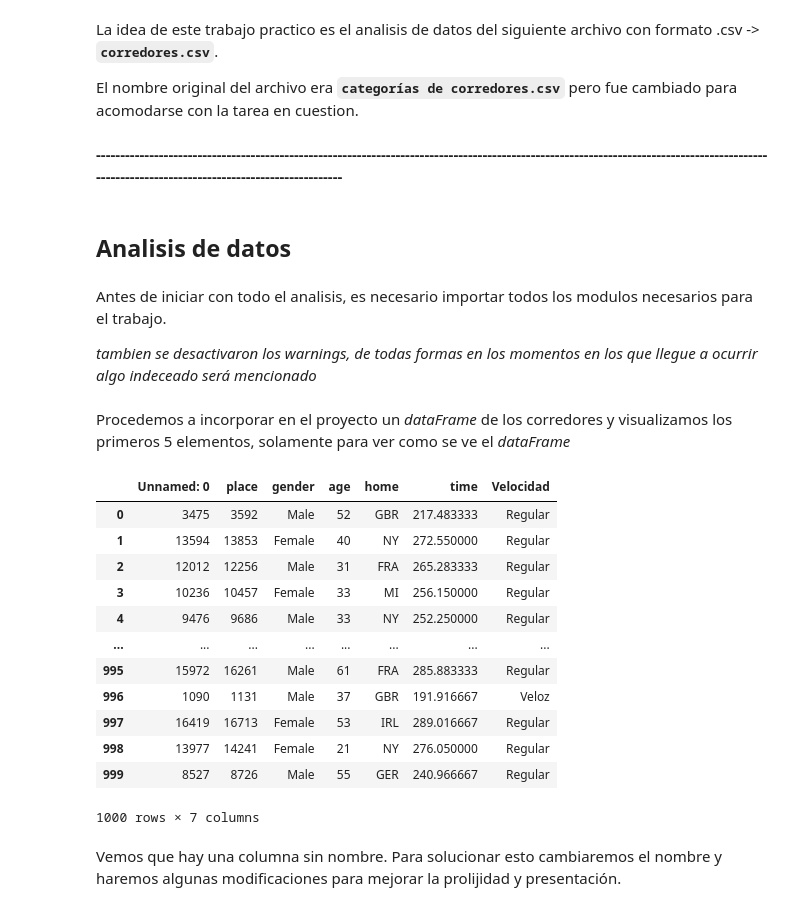
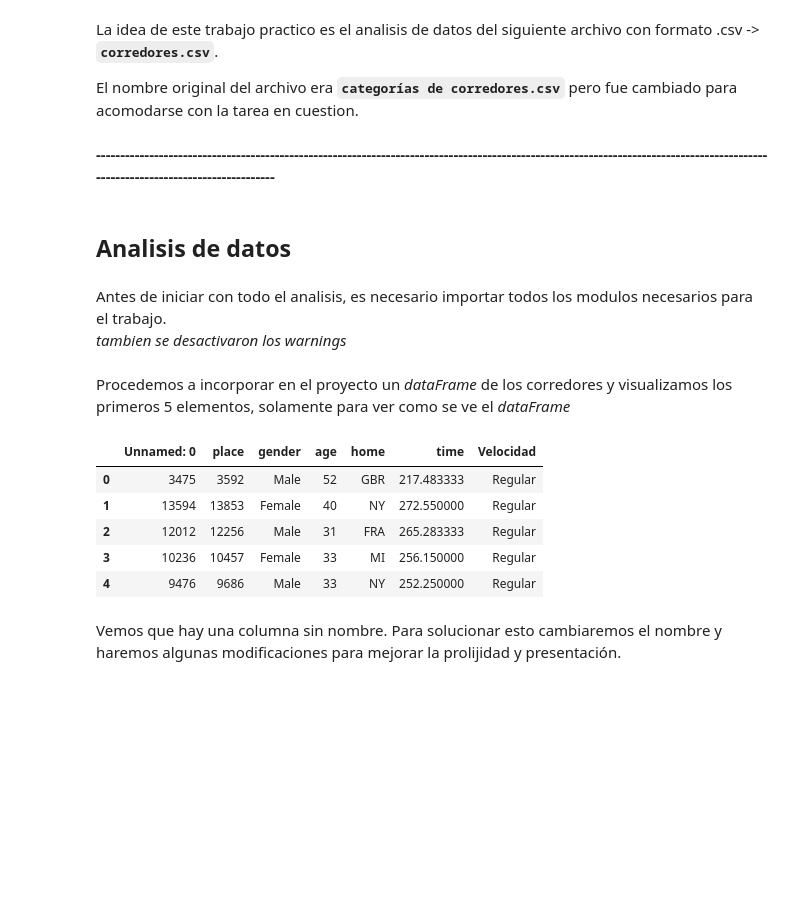
Before and after one commit to LUGANT/TP_Matematica_III, a Jupyter notebook: dataAnalisis.ipynb, the cells around one changed output. Cells and saved outputs as stored; diff of their text form; code cells hidden in the pictures; blank space fills up the shorter version.

```diff
--- a/dataAnalisis.ipynb
+++ b/dataAnalisis.ipynb
@@ -5,13 +5,12 @@ La idea de este trabajo practico es el analisis de datos del siguiente archivo c
 
 El nombre original del archivo era **`categorías de corredores.csv`** pero fue cambiado para acomodarse con la tarea en cuestion.
 # %% [markdown]
-**----------------------------------------------------------------------------------------------------------------------------------------------------------------------------------------------**
+**--------------------------------------------------------------------------------------------------------------------------------------------------------------------------------**
 # %% [markdown]
 ## Analisis de datos ##
 # %% [markdown]
 Antes de iniciar con todo el analisis, es necesario importar todos los modulos necesarios para el trabajo.
-
-*tambien se desactivaron los warnings, de todas formas en los momentos en los que llegue a ocurrir algo indeceado será mencionado*
+*tambien se desactivaron los warnings*
 # %%
 import matplotlib.pyplot as plt
 import numpy as np
@@ -32,21 +32,14 @@ warnings.filterwarnings(action='ignore')
 Procedemos a incorporar en el proyecto un *dataFrame* de los corredores y visualizamos los primeros 5 elementos, solamente para ver como se ve el *dataFrame*
 # %%
 dfCorredores = pd.read_csv('corredores.csv')
-dfCorredores
+dfCorredores.head()
 # %% [output]
 |  | Unnamed: 0 | place | gender | age | home | time | Velocidad |
 | 0 | 3475 | 3592 | Male | 52 | GBR | 217.483333 | Regular |
 | 1 | 13594 | 13853 | Female | 40 | NY | 272.550000 | Regular |
 | 2 | 12012 | 12256 | Male | 31 | FRA | 265.283333 | Regular |
 | 3 | 10236 | 10457 | Female | 33 | MI | 256.150000 | Regular |
 | 4 | 9476 | 9686 | Male | 33 | NY | 252.250000 | Regular |
-| ... | ... | ... | ... | ... | ... | ... | ... |
-| 995 | 15972 | 16261 | Male | 61 | FRA | 285.883333 | Regular |
-| 996 | 1090 | 1131 | Male | 37 | GBR | 191.916667 | Veloz |
-| 997 | 16419 | 16713 | Female | 53 | IRL | 289.016667 | Regular |
-| 998 | 13977 | 14241 | Female | 21 | NY | 276.050000 | Regular |
-| 999 | 8527 | 8726 | Male | 55 | GER | 240.966667 | Regular |
-1000 rows × 7 columns
 # %% [markdown]
 Vemos que hay una columna sin nombre. Para solucionar esto cambiaremos el nombre y haremos algunas modificaciones para mejorar la prolijidad y presentación.
 # %%
```
Also changed, not shown: parts of 36 cells of this notebook, 2 other files.
